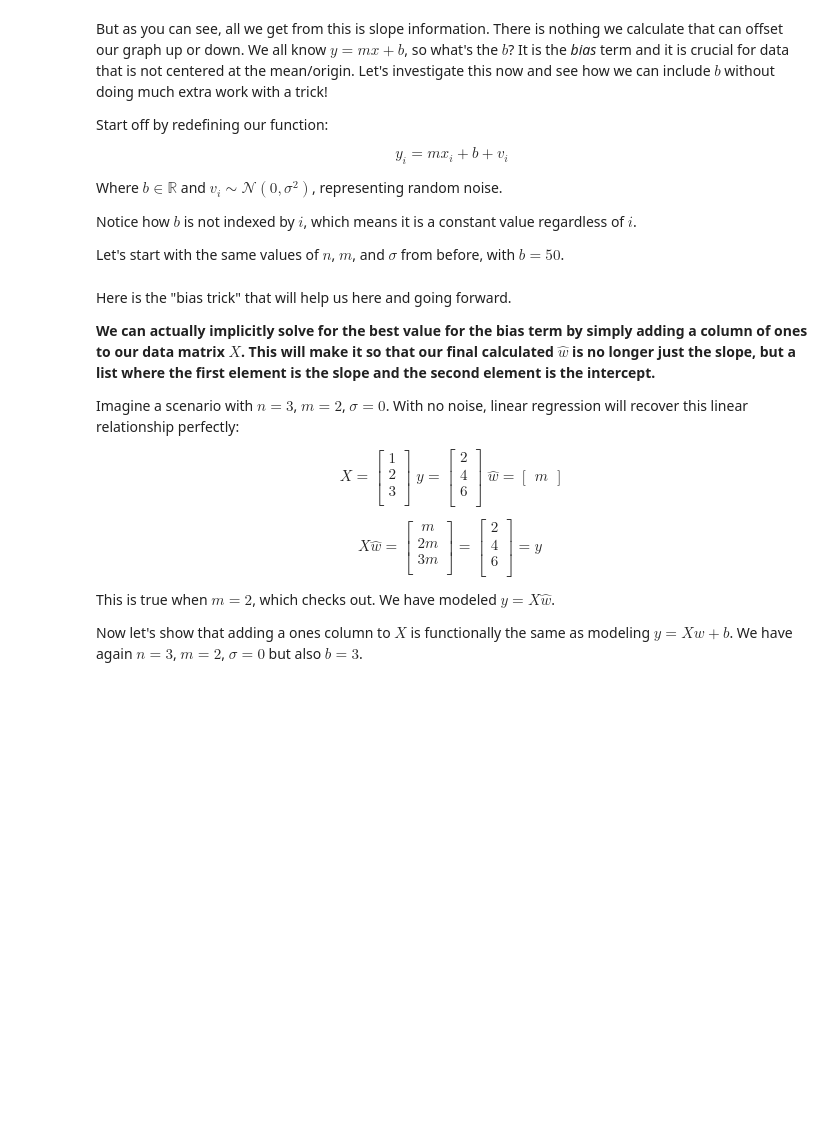
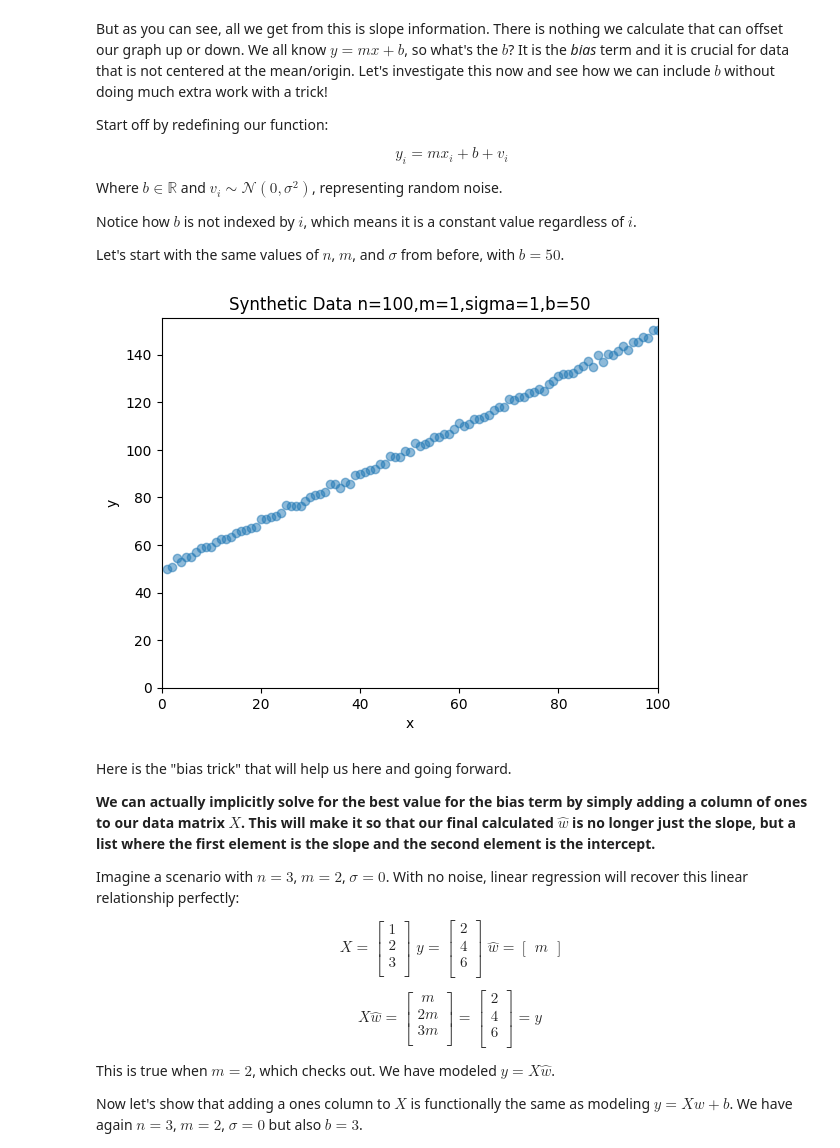
Before and after one commit to Astroovoo/Personal, a Jupyter notebook: notebooks/unit-01/lin_reg.ipynb, the cells around one changed output. Drawn from its saved outputs; the diff is of its cells as text; code cells hidden in the pictures; blank space fills up the shorter version.

```diff
--- a/notebooks/unit-01/lin_reg.ipynb
+++ b/notebooks/unit-01/lin_reg.ipynb
@@ -131,24 +139,28 @@ Let's start with the same values of $n$, $m$, and $\sigma$ from before, with $b=
 # %%
 n = 100
 m = 1
 sigma = 1
 b = 50
 
 ## TODO: Create the data as specified in the markdown cell above, and store all of the x_i values in a list called X_list
 # Additionally store all of the y_i values in a list called y_list. MAKE SURE TO INCLUDE THE BIAS!
-X_list =
-y_list =
+X_list = np.arange(1, n + 1).tolist()
+noise = np.random.normal(loc=0.0, scale=sigma, size=n)
+y_list =(m * np.array(X_list) + noise+b).tolist()
+
 
 # The code below uses matplotlib to plot the data
 #----------------------------------------------------------------#
 plt.scatter(X_list, y_list, alpha=0.5)
 plt.title(f"Synthetic Data n={n},m={m},sigma={sigma},b={b}")
 plt.xlim(0, n)
 plt.ylim(0)
 plt.xlabel("x")
 plt.ylabel("y")
 plt.show()
 #----------------------------------------------------------------#
+# %% [output]
+[figure, added]
 # %% [markdown]
 Here is the "bias trick" that will help us here and going forward.
 
```
Also changed, not shown: parts of 3 cells of this notebook.
